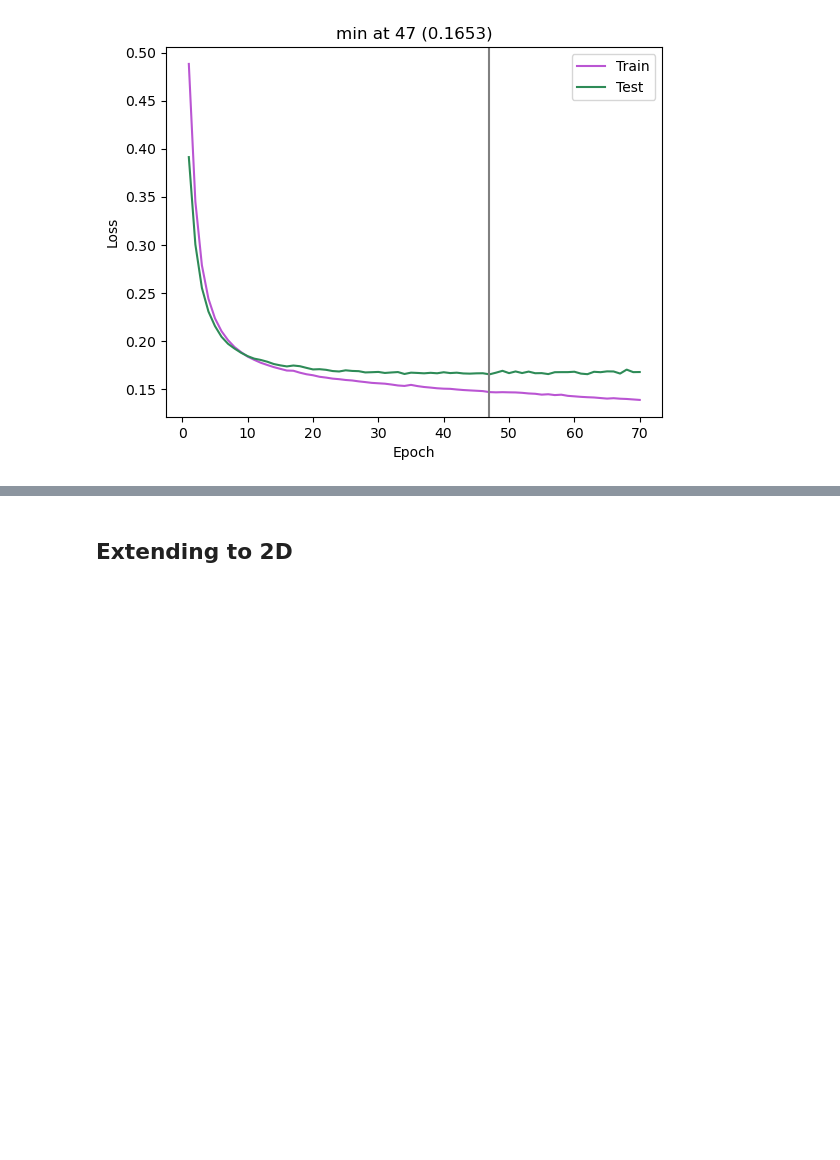
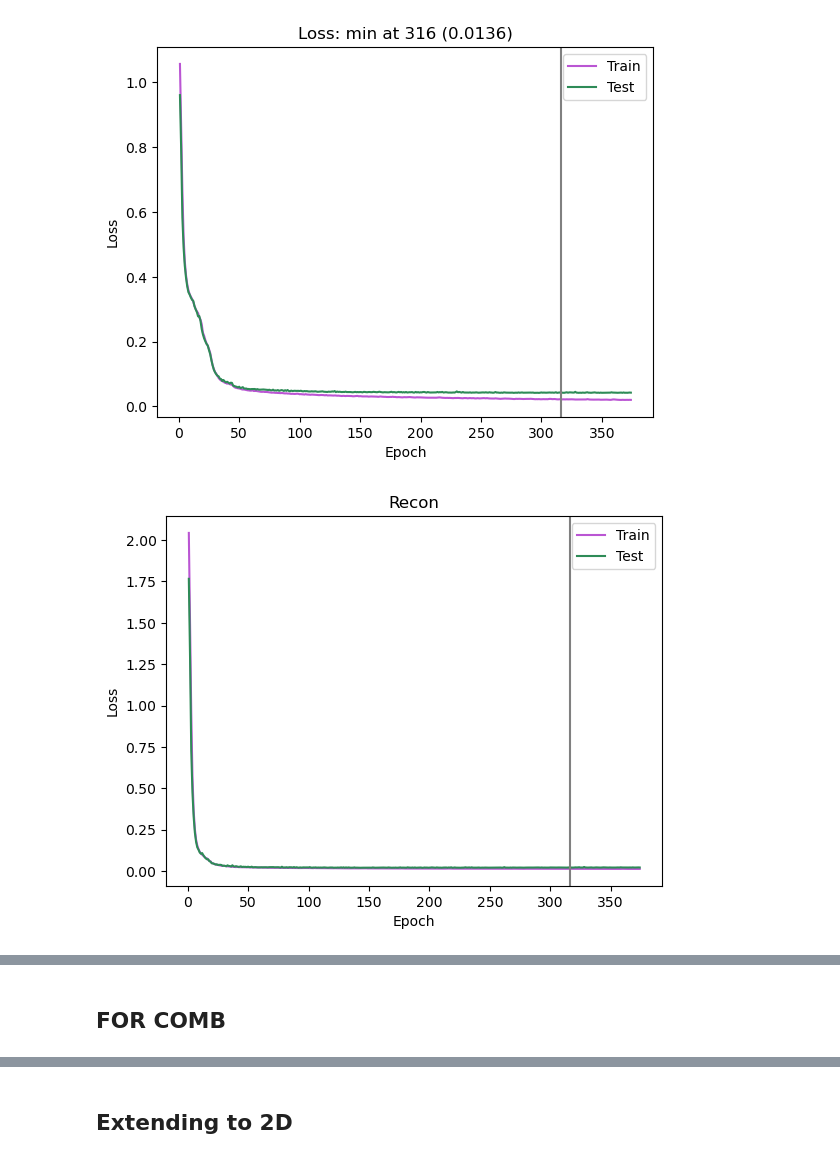
Before and after one commit to jessicabohm/UNIT, a Jupyter notebook: evaluate_anat_synth.ipynb, the cells around one changed output, grey strips where cells are left out. Drawn from its saved outputs; the diff is of its cells as text; code cells hidden in the pictures; blank space fills up the shorter version.

```diff
--- a/evaluate_anat_synth.ipynb
+++ b/evaluate_anat_synth.ipynb
@@ -148,18 +193,52 @@ struct_names = [n for pair in struct_names for n in pair]
 # %%
 # 1. Plot loss
-loss = pd.read_csv("./VAE_train/3d_anat/arc_human_train_64_2/loss_log.csv")
+loss = pd.read_csv("../VQ-VAE/save_trains/UNET/train_mouse_bc_16_d_3/loss_log.csv")
 
-min_test = loss.iloc[:, 0][np.argmin(loss.iloc[:, 2])]
+min_test = loss.iloc[:, 0][np.argmin(loss.iloc[:, 9])]
 
 plt.figure()
 plt.plot(loss.iloc[:, 0], loss.iloc[:, 1], color="mediumorchid")
-plt.plot(loss.iloc[:, 0], loss.iloc[:, 2], color="seagreen")
+plt.plot(loss.iloc[:, 0], loss.iloc[:, 6], color="seagreen")
 #plt.plot(test_loss.iloc[:, 0], test_loss.iloc[:, 1], color="seagreen") # for human when saving was off
 plt.xlabel("Epoch")
 plt.ylabel("Loss")
 plt.legend(["Train", "Test"])
 plt.axvline(min_test, color="grey")
-plt.title("min at " + str(min_test) + " (" + str(round(np.min(loss.iloc[:, 2]), 4)) +")")
+plt.title("Loss: min at " + str(min_test) + " (" + str(round(np.min(loss.iloc[:, 2]), 4)) +")")
 plt.show()
+
+plt.figure()
+plt.plot(loss.iloc[:, 0], loss.iloc[:, 2], color="mediumorchid")
+plt.plot(loss.iloc[:, 0], loss.iloc[:, 7], color="seagreen")
+#plt.plot(test_loss.iloc[:, 0], test_loss.iloc[:, 1], color="seagreen") # for human when saving was off
+plt.xlabel("Epoch")
+plt.ylabel("Loss")
+plt.legend(["Train", "Test"])
+plt.axvline(min_test, color="grey")
+plt.title("Recon")
+plt.show()
+
+plt.figure()
+plt.plot(loss.iloc[:, 0], loss.iloc[:, 3], color="mediumorchid")
+plt.plot(loss.iloc[:, 0], loss.iloc[:, 8], color="seagreen")
+#plt.plot(test_loss.iloc[:, 0], test_loss.iloc[:, 1], color="seagreen") # for human when saving was off
+plt.xlabel("Epoch")
+plt.ylabel("Loss")
+plt.legend(["Train", "Test"])
+plt.axvline(min_test, color="grey")
+plt.title("Dice")
+plt.show()
+
+plt.figure()
+plt.plot(loss.iloc[:, 0], loss.iloc[:, 4], color="mediumorchid")
+plt.plot(loss.iloc[:, 0], loss.iloc[:, 9], color="seagreen")
+#plt.plot(test_loss.iloc[:, 0], test_loss.iloc[:, 1], color="seagreen") # for human when saving was off
+plt.xlabel("Epoch")
+plt.ylabel("Loss")
+plt.legend(["Train", "Test"])
+plt.axvline(min_test, color="grey")
+plt.title("Boundary")
+plt.show()
 # %% [output]
-[figure, old version]
+[figure, new version]
+[figure, added]
@@ -165,0 +247,2 @@ plt.show()
+# %% [markdown]
+## FOR COMB
```
Also changed, not shown: parts of 10 cells of this notebook, 7 other files.
